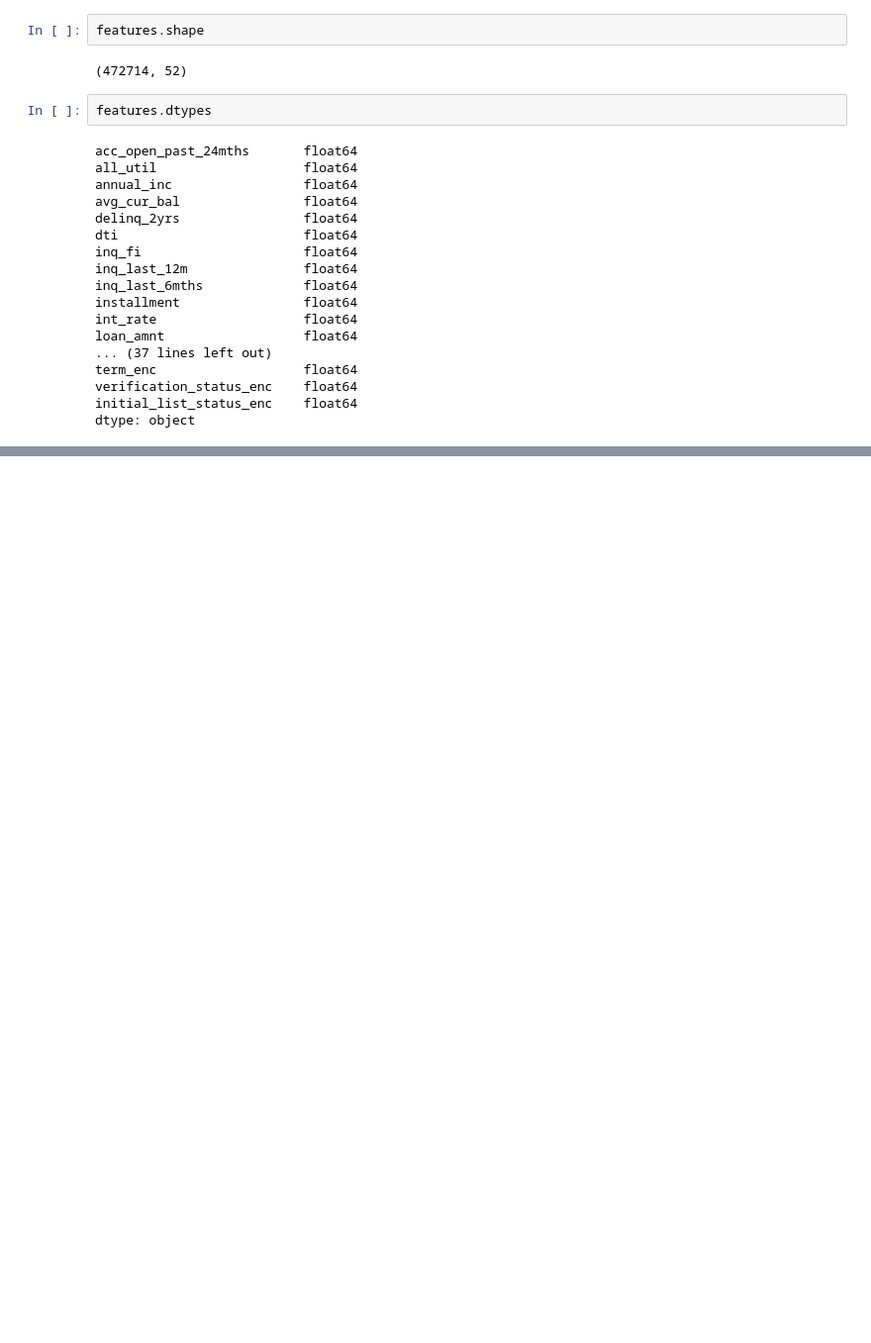
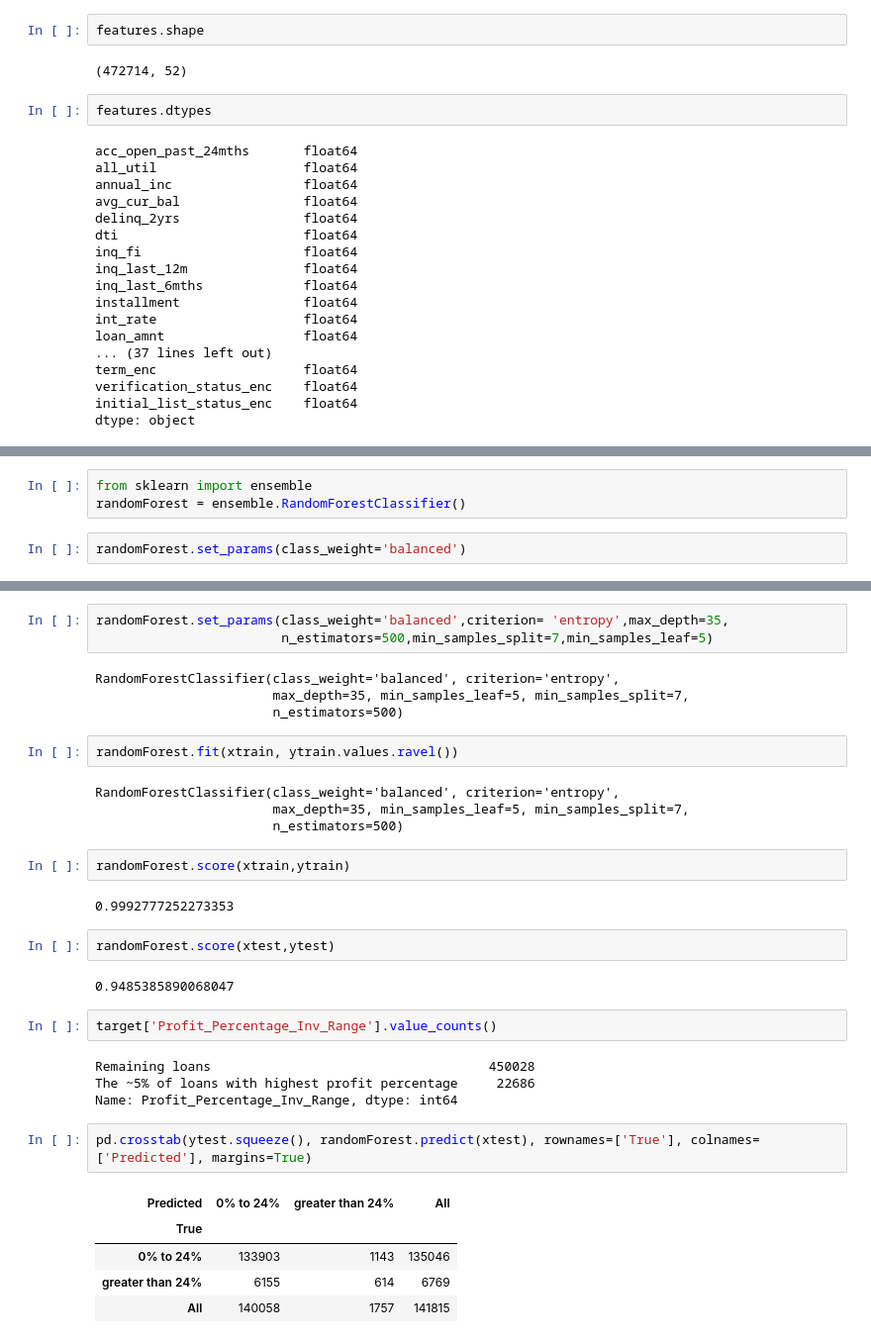
Before and after one commit to lebawilamowsky/capstone_project, a Jupyter notebook: Capstone_Project.ipynb, the cells around one changed output, grey strips where cells are left out. Shown: that part at 99% size. Drawn from its saved outputs; the diff is of its cells as text; blank space fills up the shorter version.

```diff
--- a/Capstone_Project.ipynb
+++ b/Capstone_Project.ipynb
@@ -581,0 +562,5 @@ dtype: object
+# %%
+from sklearn import ensemble
+randomForest = ensemble.RandomForestClassifier()
+# %%
+randomForest.set_params(class_weight='balanced')
@@ -581,0 +589,35 @@ dtype: object
+# %%
+randomForest.set_params(class_weight='balanced',criterion= 'entropy',max_depth=35,
+                        n_estimators=500,min_samples_split=7,min_samples_leaf=5)
+# %% [output]
+RandomForestClassifier(class_weight='balanced', criterion='entropy',
+                       max_depth=35, min_samples_leaf=5, min_samples_split=7,
+                       n_estimators=500)
+# %%
+randomForest.fit(xtrain, ytrain.values.ravel())
+# %% [output]
+RandomForestClassifier(class_weight='balanced', criterion='entropy',
+                       max_depth=35, min_samples_leaf=5, min_samples_split=7,
+                       n_estimators=500)
+# %%
+randomForest.score(xtrain,ytrain)
+# %% [output]
+0.9992777252273353
+# %%
+randomForest.score(xtest,ytest)
+# %% [output]
+0.9485385890068047
+# %%
+target['Profit_Percentage_Inv_Range'].value_counts()
+# %% [output]
+Remaining loans                                    450028
+The ~5% of loans with highest profit percentage     22686
+Name: Profit_Percentage_Inv_Range, dtype: int64
+# %%
+pd.crosstab(ytest.squeeze(), randomForest.predict(xtest), rownames=['True'], colnames=['Predicted'], margins=True)
+# %% [output]
+| Predicted | 0% to 24% | greater than 24% | All |
+| True |  |  |  |
+| 0% to 24% | 133903 | 1143 | 135046 |
+| greater than 24% | 6155 | 614 | 6769 |
+| All | 140058 | 1757 | 141815 |
```
Also changed, not shown: parts of 49 cells of this notebook.
